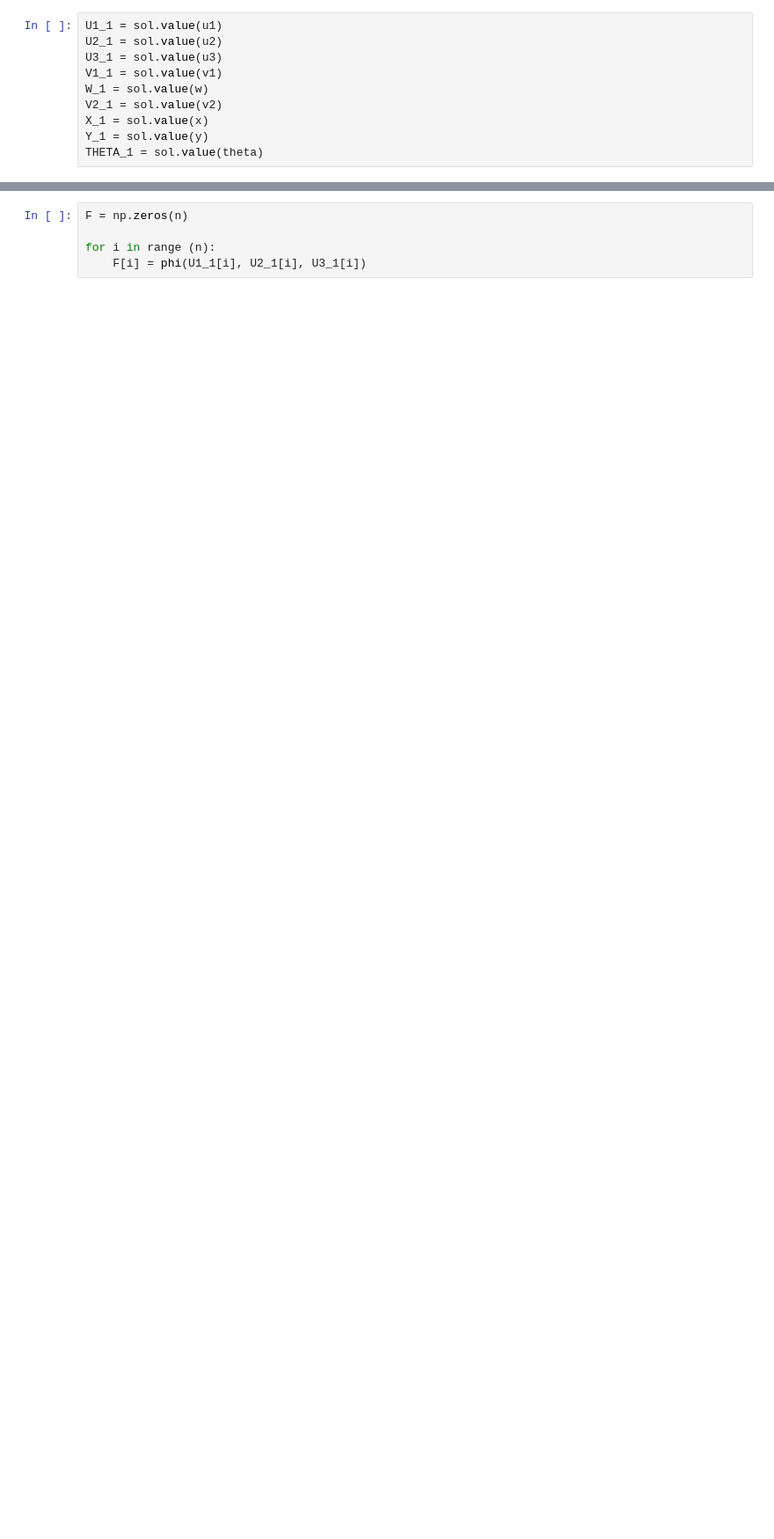
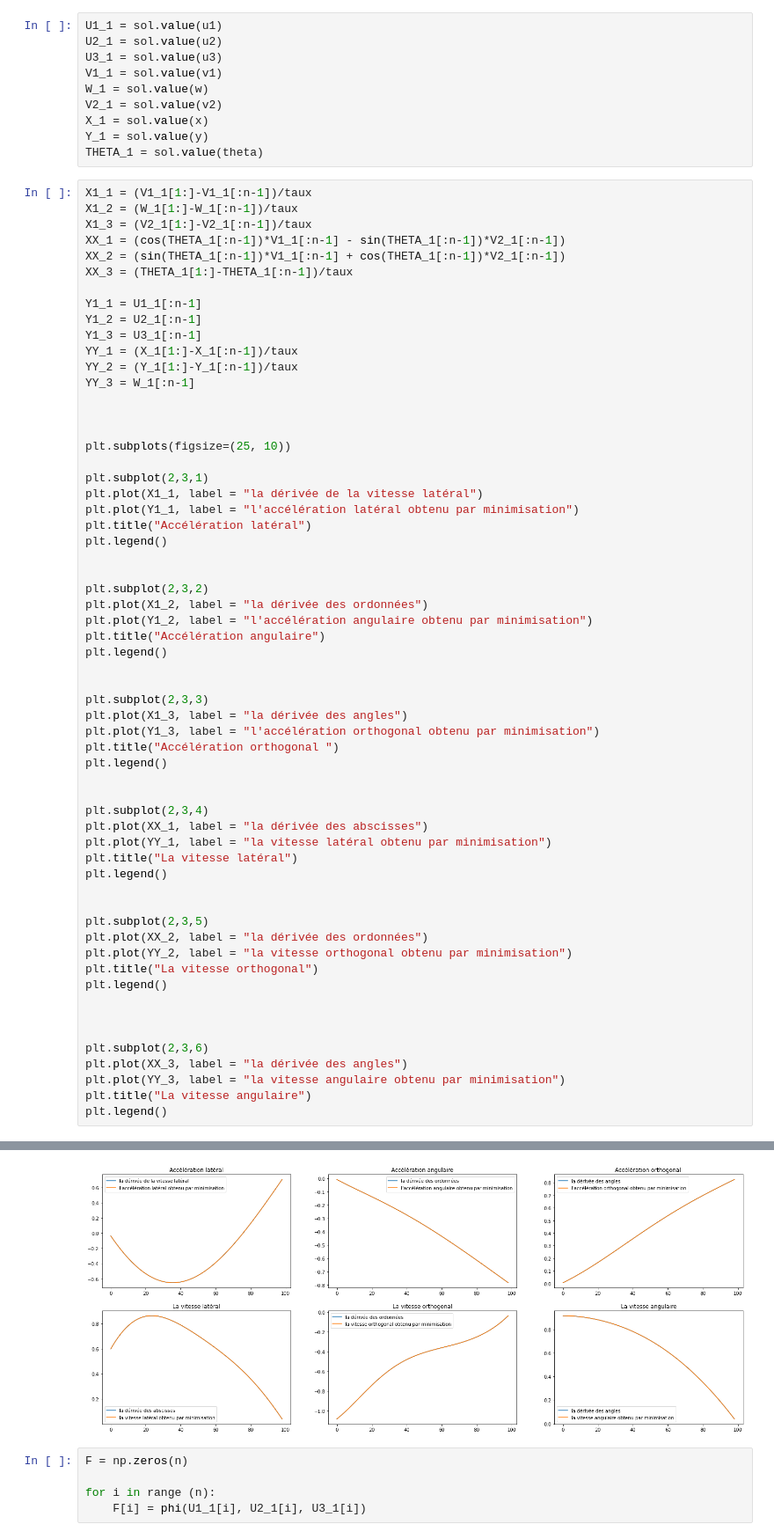
Before and after one commit to Zasfour/Locomotion-humain, a Jupyter notebook: Autre_manière_du_problème_MOMBAUR.ipynb, the cells around one changed output, grey strips where cells are left out. Shown at 88% size. Drawn from its saved outputs; the diff is of its cells as text; blank space fills up the shorter version.

Commit message:
Montrer que les U et V sont vraiment les dérivées

```diff
--- a/Autre_manière_du_problème_MOMBAUR.ipynb
+++ b/Autre_manière_du_problème_MOMBAUR.ipynb
@@ -173,3 +173,64 @@ V2_1 = sol.value(v2)
 X_1 = sol.value(x)
 Y_1 = sol.value(y)
 THETA_1 = sol.value(theta)
+# %%
+X1_1 = (V1_1[1:]-V1_1[:n-1])/taux
+X1_2 = (W_1[1:]-W_1[:n-1])/taux
+X1_3 = (V2_1[1:]-V2_1[:n-1])/taux
+XX_1 = (cos(THETA_1[:n-1])*V1_1[:n-1] - sin(THETA_1[:n-1])*V2_1[:n-1])
+XX_2 = (sin(THETA_1[:n-1])*V1_1[:n-1] + cos(THETA_1[:n-1])*V2_1[:n-1])
+XX_3 = (THETA_1[1:]-THETA_1[:n-1])/taux
+
+Y1_1 = U1_1[:n-1]
+Y1_2 = U2_1[:n-1]
+Y1_3 = U3_1[:n-1]
+YY_1 = (X_1[1:]-X_1[:n-1])/taux
+YY_2 = (Y_1[1:]-Y_1[:n-1])/taux
+YY_3 = W_1[:n-1]
+
+
+
+plt.subplots(figsize=(25, 10))
+
+plt.subplot(2,3,1)
+plt.plot(X1_1, label = "la dérivée de la vitesse latéral")
+plt.plot(Y1_1, label = "l'accélération latéral obtenu par minimisation")
+plt.title("Accélération latéral")
+plt.legend()
+
+
+plt.subplot(2,3,2)
+plt.plot(X1_2, label = "la dérivée des ordonnées")
+plt.plot(Y1_2, label = "l'accélération angulaire obtenu par minimisation")
+plt.title("Accélération angulaire")
+plt.legend()
+
+
+plt.subplot(2,3,3)
+plt.plot(X1_3, label = "la dérivée des angles")
+plt.plot(Y1_3, label = "l'accélération orthogonal obtenu par minimisation")
+plt.title("Accélération orthogonal ")
+plt.legend()
+
+
+plt.subplot(2,3,4)
+plt.plot(XX_1, label = "la dérivée des abscisses")
+plt.plot(YY_1, label = "la vitesse latéral obtenu par minimisation")
+plt.title("La vitesse latéral")
+plt.legend()
+
+
+plt.subplot(2,3,5)
+plt.plot(XX_2, label = "la dérivée des ordonnées")
+plt.plot(YY_2, label = "la vitesse orthogonal obtenu par minimisation")
+plt.title("La vitesse orthogonal")
+plt.legend()
+
+
+
+plt.subplot(2,3,6)
+plt.plot(XX_3, label = "la dérivée des angles")
+plt.plot(YY_3, label = "la vitesse angulaire obtenu par minimisation")
+plt.title("La vitesse angulaire")
+plt.legend()
+# %% [output]
@@ -176,3 +238,4 @@ THETA_1 = sol.value(theta)
+[figure, added]
 # %%
 F = np.zeros(n)
 
```
Also changed, not shown: parts of 17 cells of this notebook, 1 other file.
